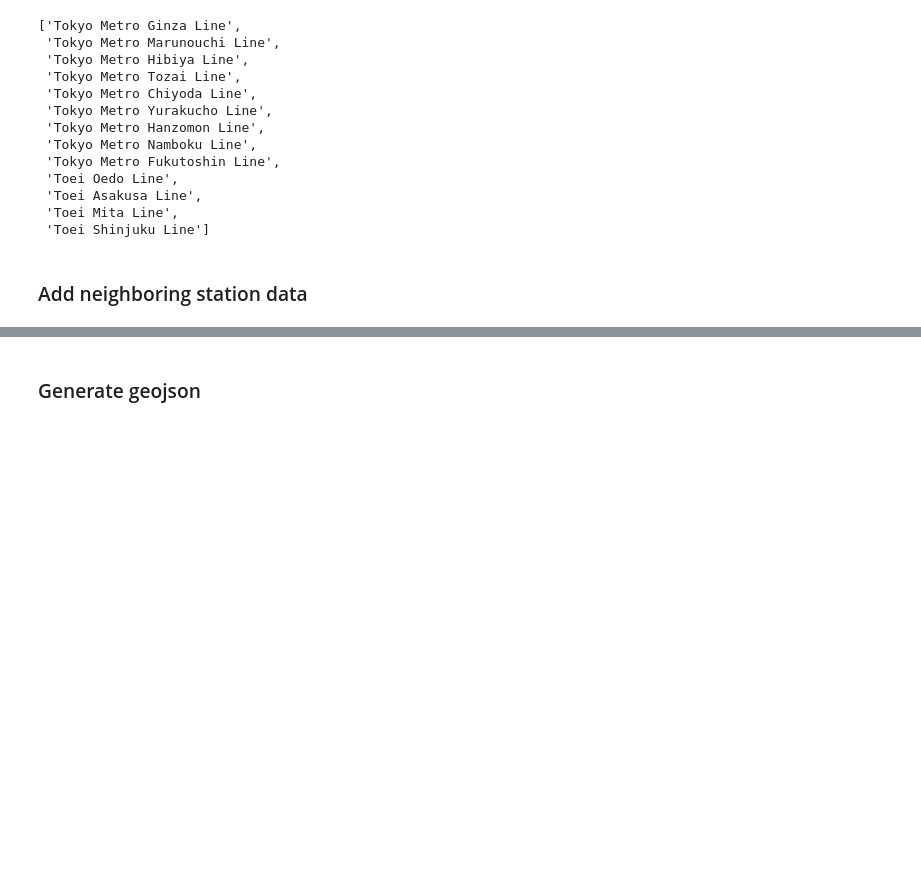
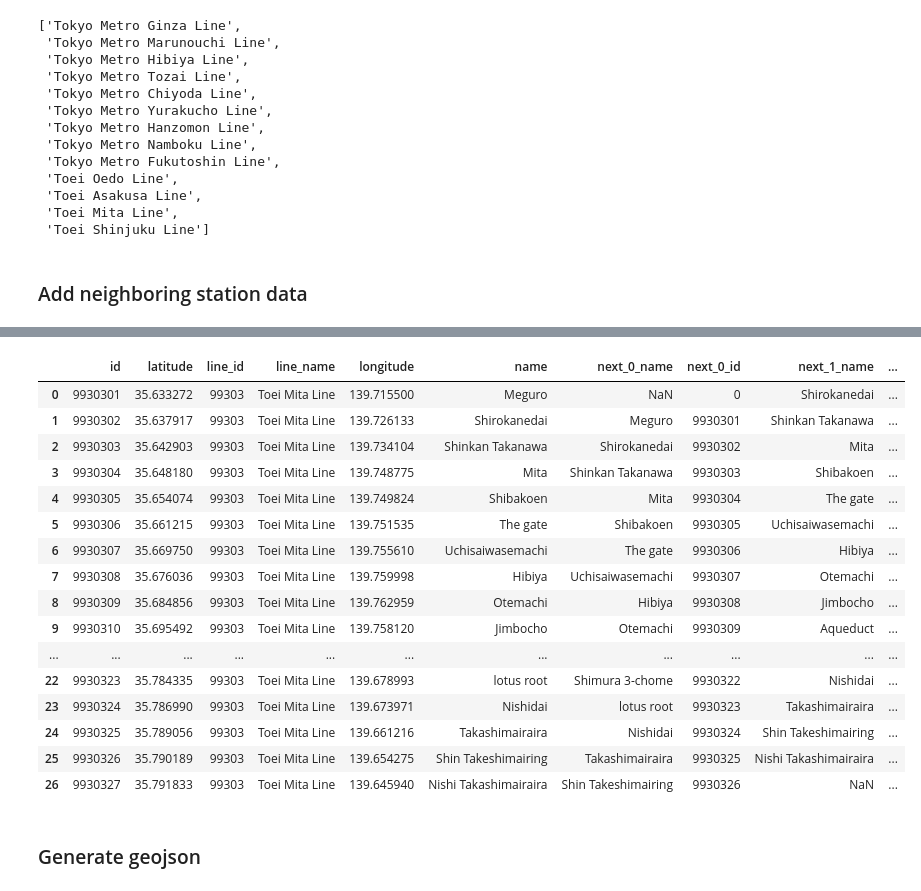
Before and after one commit to mzio/tokyo-metro-markov-models, a Jupyter notebook: _notebooks/2.0-tokyo_metro_coordinates.ipynb, the cells around one changed output, grey strips where cells are left out. Drawn from its saved outputs; the diff is of its cells as text; code cells hidden in the pictures; blank space fills up the shorter version.

```diff
--- a/_notebooks/2.0-tokyo_metro_coordinates.ipynb
+++ b/_notebooks/2.0-tokyo_metro_coordinates.ipynb
@@ -88,3 +68,23 @@ dict_subway_data['Tokyo Metro Ginza Line']
+# %%
+dict_subway_data['Toei Mita Line']
+# %% [output]
+|  | id | latitude | line_id | line_name | longitude | name | next_0_name | next_0_id | next_1_name | ... |
+| 0 | 9930301 | 35.633272 | 99303 | Toei Mita Line | 139.715500 | Meguro | NaN | 0 | Shirokanedai | ... |
+| 1 | 9930302 | 35.637917 | 99303 | Toei Mita Line | 139.726133 | Shirokanedai | Meguro | 9930301 | Shinkan Takanawa | ... |
+| 2 | 9930303 | 35.642903 | 99303 | Toei Mita Line | 139.734104 | Shinkan Takanawa | Shirokanedai | 9930302 | Mita | ... |
+| 3 | 9930304 | 35.648180 | 99303 | Toei Mita Line | 139.748775 | Mita | Shinkan Takanawa | 9930303 | Shibakoen | ... |
+| 4 | 9930305 | 35.654074 | 99303 | Toei Mita Line | 139.749824 | Shibakoen | Mita | 9930304 | The gate | ... |
+| 5 | 9930306 | 35.661215 | 99303 | Toei Mita Line | 139.751535 | The gate | Shibakoen | 9930305 | Uchisaiwasemachi | ... |
+| 6 | 9930307 | 35.669750 | 99303 | Toei Mita Line | 139.755610 | Uchisaiwasemachi | The gate | 9930306 | Hibiya | ... |
+| 7 | 9930308 | 35.676036 | 99303 | Toei Mita Line | 139.759998 | Hibiya | Uchisaiwasemachi | 9930307 | Otemachi | ... |
+| 8 | 9930309 | 35.684856 | 99303 | Toei Mita Line | 139.762959 | Otemachi | Hibiya | 9930308 | Jimbocho | ... |
+| 9 | 9930310 | 35.695492 | 99303 | Toei Mita Line | 139.758120 | Jimbocho | Otemachi | 9930309 | Aqueduct | ... |
+| ... | ... | ... | ... | ... | ... | ... | ... | ... | ... | ... |
+| 22 | 9930323 | 35.784335 | 99303 | Toei Mita Line | 139.678993 | lotus root | Shimura 3-chome | 9930322 | Nishidai | ... |
+| 23 | 9930324 | 35.786990 | 99303 | Toei Mita Line | 139.673971 | Nishidai | lotus root | 9930323 | Takashimairaira | ... |
+| 24 | 9930325 | 35.789056 | 99303 | Toei Mita Line | 139.661216 | Takashimairaira | Nishidai | 9930324 | Shin Takeshimairing | ... |
+| 25 | 9930326 | 35.790189 | 99303 | Toei Mita Line | 139.654275 | Shin Takeshimairing | Takashimairaira | 9930325 | Nishi Takashimairaira | ... |
+| 26 | 9930327 | 35.791833 | 99303 | Toei Mita Line | 139.645940 | Nishi Takashimairaira | Shin Takeshimairing | 9930326 | NaN | ... |
 # %% [markdown]
 ### Generate geojson
 # %%
```
Also changed, not shown: parts of 1 cell of this notebook, 2 other files.
